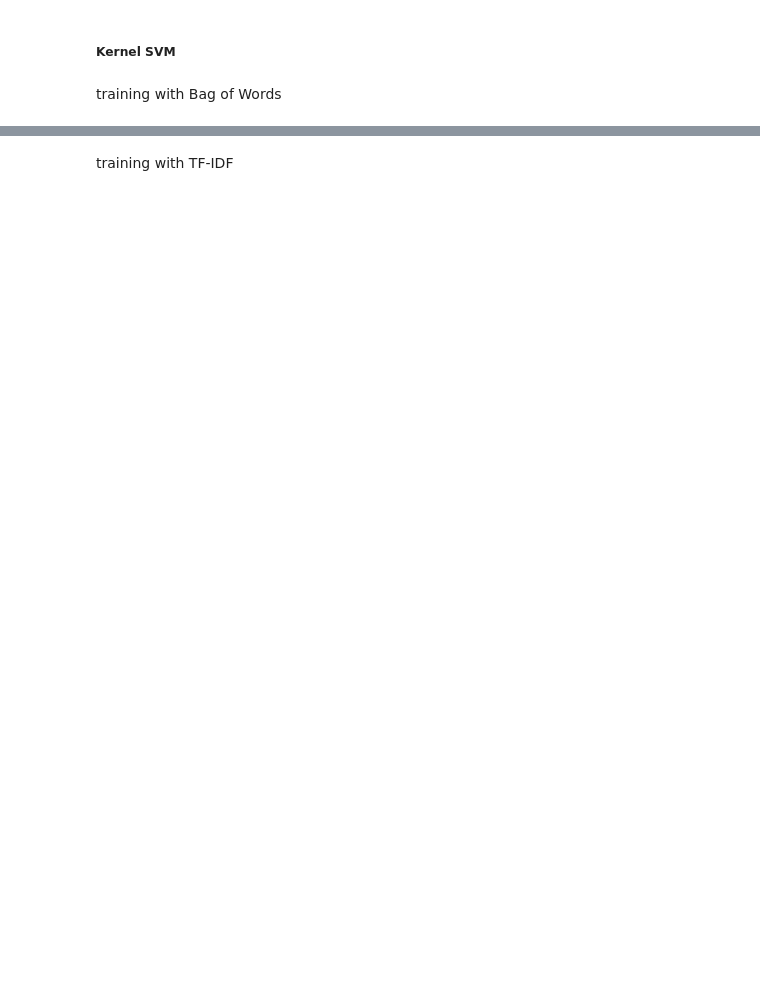
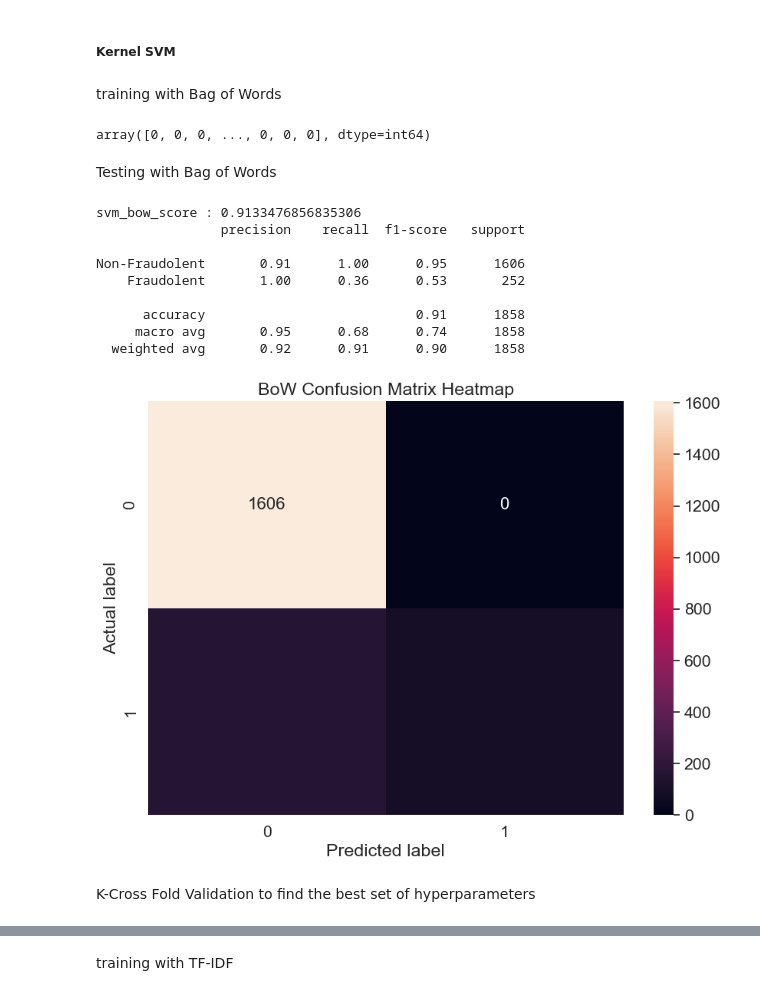
Before and after one commit to birnart/ai_safecom, a Jupyter notebook: main.ipynb, the cells around one changed output, grey strips where cells are left out. Cells and saved outputs as stored; diff of their text form; code cells hidden in the pictures; blank space fills up the shorter version.

Commit message:
K-cross fold validation and ANN

```diff
--- a/main.ipynb
+++ b/main.ipynb
@@ -600,4 +691,6 @@ Non-Fraudolent       0.98      0.99      0.99      1606
 # %% [markdown]
 <h5>Kernel SVM</h5>
+# %%
+ksvm = SVC(kernel = 'poly', random_state = 0)
 # %% [markdown]
 training with Bag of Words
@@ -605,0 +697,44 @@ training with Bag of Words
+# %%
+#fitting the ksvm for bow features
+ksvm_bow = ksvm.fit(cv_train_text, train_sentiments)
+
+# Predicting the Test set results
+ksvm_bow_predict = ksvm.predict(cv_test_text)
+# %% [output]
+array([0, 0, 0, ..., 0, 0, 0], dtype=int64)
+# %% [markdown]
+Testing with Bag of Words
+# %%
+#Accuracy score for bag of words
+acc_bow=accuracy_score(test_sentiments,ksvm_bow_predict)
+print("svm_bow_score :",acc_bow)
+
+#Classification report for bag of words
+bow_report=classification_report(test_sentiments,ksvm_bow_predict,target_names=["Non-Fraudolent","Fraudolent"])
+print(bow_report)
+
+#confusion matrix for bag of words
+cm_bow=confusion_matrix(test_sentiments,ksvm_bow_predict,labels=[0,1])
+conf_matrices["ksvm_bow"] = cm_bow
+
+plt.figure(figsize=(10,7))
+sns.set(font_scale=1.4)  # for label size
+sns.heatmap(cm_bow, annot=True, annot_kws={"size": 16}, fmt='g')  # fmt='g' is a format option to suppress scientific notation
+
+plt.ylabel('Actual label')
+plt.xlabel('Predicted label')
+plt.title('BoW Confusion Matrix Heatmap')
+plt.show()
+# %% [output]
+svm_bow_score : 0.9133476856835306
+                precision    recall  f1-score   support
+
+Non-Fraudolent       0.91      1.00      0.95      1606
+    Fraudolent       1.00      0.36      0.53       252
+
+      accuracy                           0.91      1858
+     macro avg       0.95      0.68      0.74      1858
+  weighted avg       0.92      0.91      0.90      1858
+[figure, added]
+# %% [markdown]
+K-Cross Fold Validation to find the best set of hyperparameters
```
Also changed, not shown: parts of 47 cells of this notebook.
